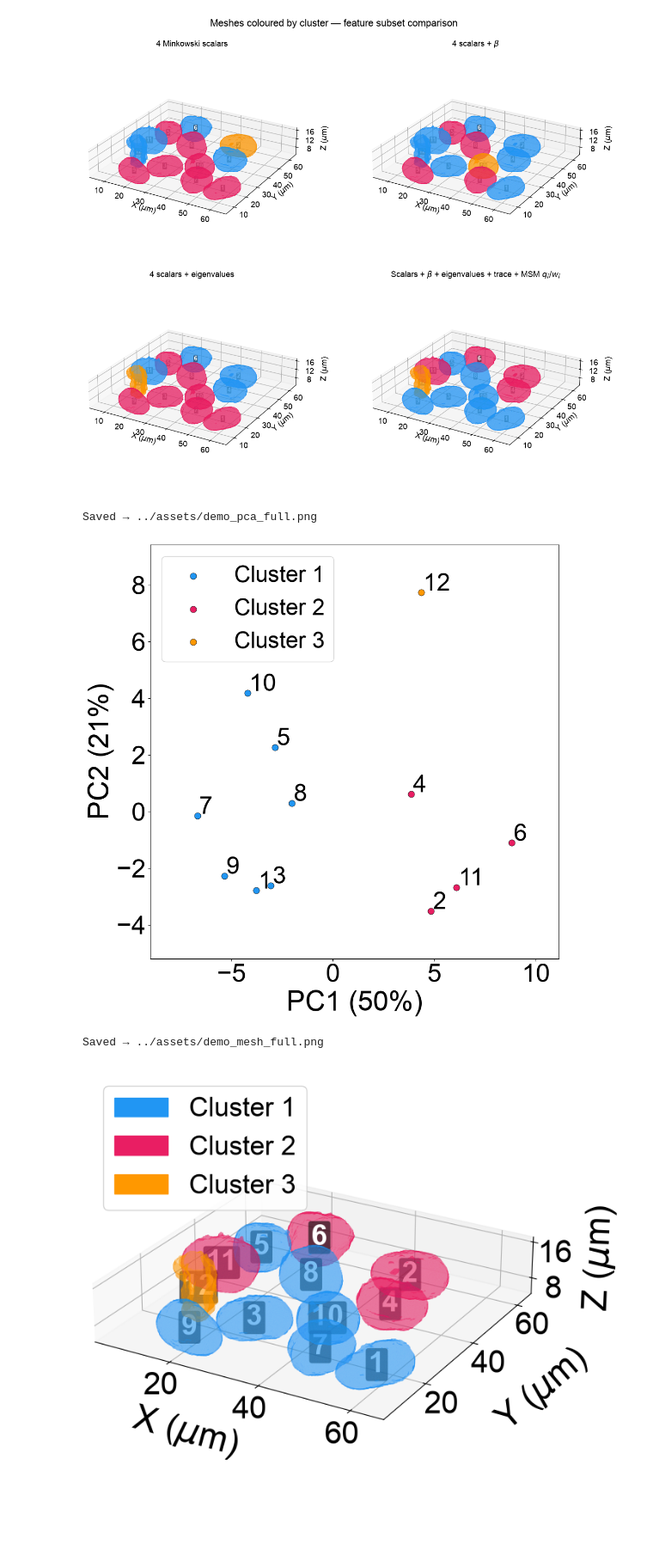
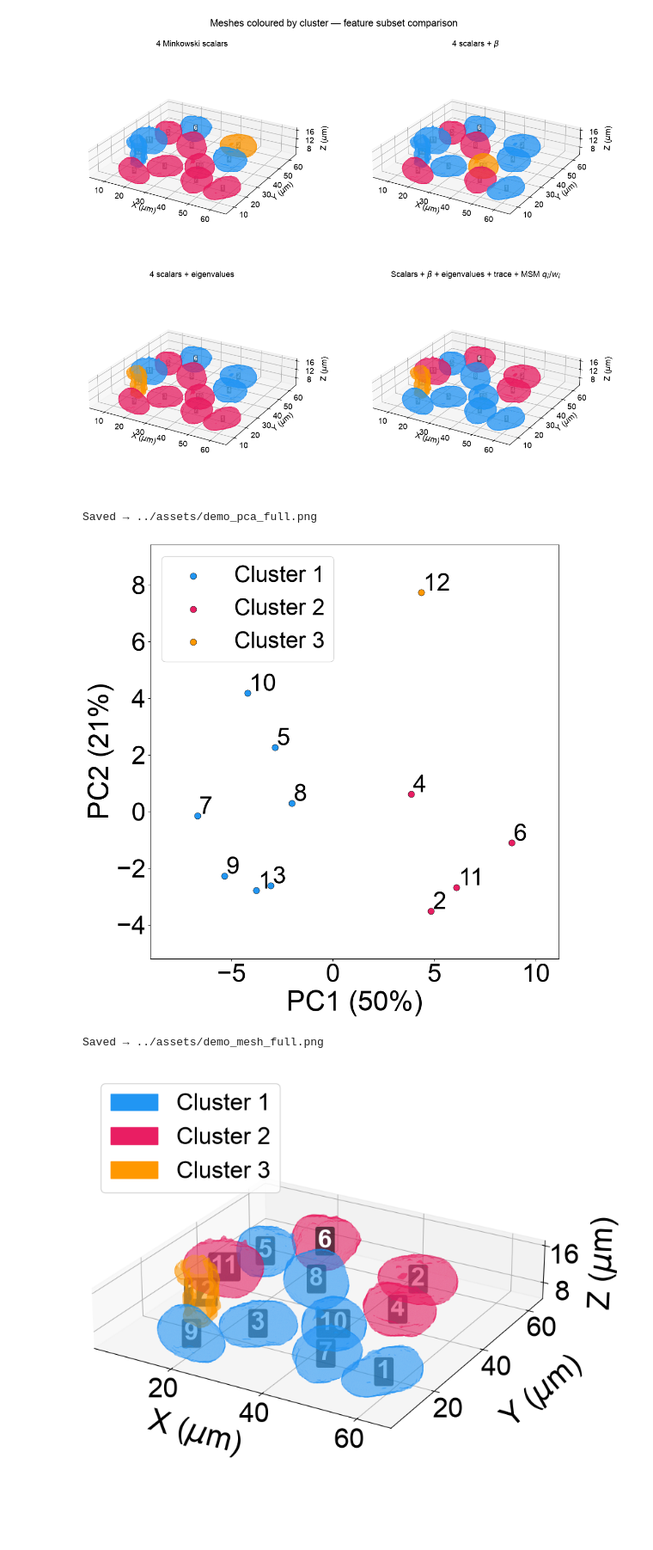
Before and after one commit to Ishihara-SynthMorph/pykarambola, a Jupyter notebook: examples/segmentation_workflow.ipynb, the cells around one changed output. Shown at 86% size. Saved outputs shown, nothing was run; the diff lists cells and outputs as text; code cells hidden in the pictures.

Commit message:
minor figsize revision

```diff
--- a/examples/segmentation_workflow.ipynb
+++ b/examples/segmentation_workflow.ipynb
@@ -472,7 +472,7 @@ _xr = _all_v[:, 0].max() - _all_v[:, 0].min()
 _yr = _all_v[:, 1].max() - _all_v[:, 1].min()
 _zr = _all_v[:, 2].max() - _all_v[:, 2].min()
 
-fig_mesh = plt.figure(figsize=(8, 7))
+fig_mesh = plt.figure(figsize=(8, 8))
 ax_mesh  = fig_mesh.add_subplot(111, projection='3d')
 _legend_handles = []
 for c in np.unique(cl_f):
@@ -482,34 +482,34 @@ for lbl in labels_sorted:
     verts_xyz, faces = _meshes_f[lbl]
     c = cl_f[labels_sorted.index(lbl)]
     ax_mesh.add_collection3d(
         Poly3DCollection(verts_xyz[faces], alpha=0.4,
                          facecolor=colors_cmp[c], edgecolor='none'))
     cx, cy, cz = verts_xyz.mean(axis=0)
     ax_mesh.text(cx, cy, cz, str(lbl), fontsize=28, fontweight='bold',
                  ha='center', va='center', color='white',
                  bbox=dict(boxstyle='round,pad=0.1', facecolor='black',
                            alpha=0.6, linewidth=0))
 
 ax_mesh.set_xlim(_all_v[:, 0].min(), _all_v[:, 0].max())
 ax_mesh.set_ylim(_all_v[:, 1].min(), _all_v[:, 1].max())
 ax_mesh.set_zlim(_all_v[:, 2].min(), _all_v[:, 2].max())
 ax_mesh.set_box_aspect([_xr, _yr, _zr])
 ax_mesh.zaxis.set_major_locator(plt.MaxNLocator(2))   # fewer Z ticks
 ax_mesh.set_xlabel(r'X ($\mu$m)', labelpad=40)
 ax_mesh.set_ylabel(r'Y ($\mu$m)', labelpad=40)
 ax_mesh.set_zlabel(r'Z ($\mu$m)', labelpad=15)
 ax_mesh.legend(handles=_legend_handles, fontsize=26, loc='upper left',
                framealpha=0.85)
 ax_mesh.view_init(elev=25, azim=-60)
 plt.tight_layout()
 fig_mesh.savefig('../assets/demo_mesh_full.png', dpi=150, bbox_inches='tight')
 print('Saved → ../assets/demo_mesh_full.png')
 plt.show()
 # %% [output]
 Saved → ../assets/demo_pca_full.png
 [figure]
 Saved → ../assets/demo_mesh_full.png
-[figure, old version]
+[figure, new version]
 # %%
 # ── Combined pipeline figure: horizontal 1×4 with arrows — saved to assets/ ──
 import matplotlib.image as mpimg
```
Also changed, not shown: parts of 1 cell of this notebook, 2 other files.
